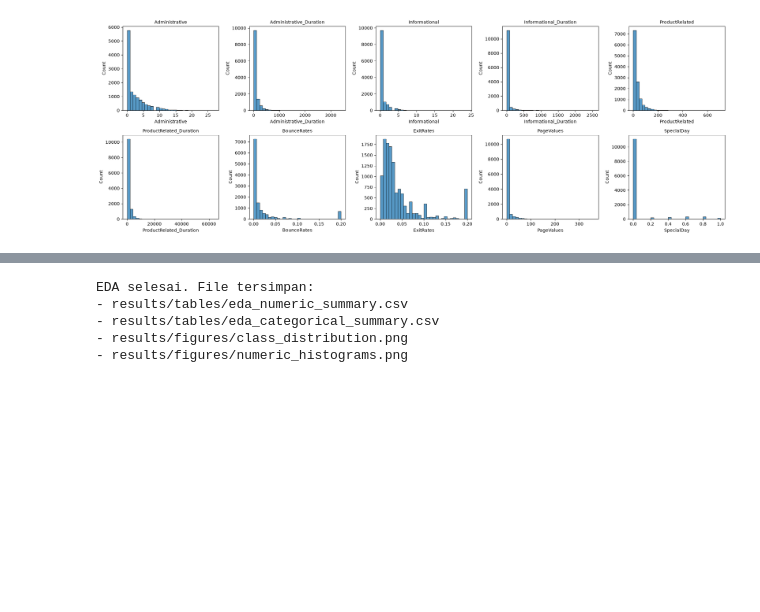
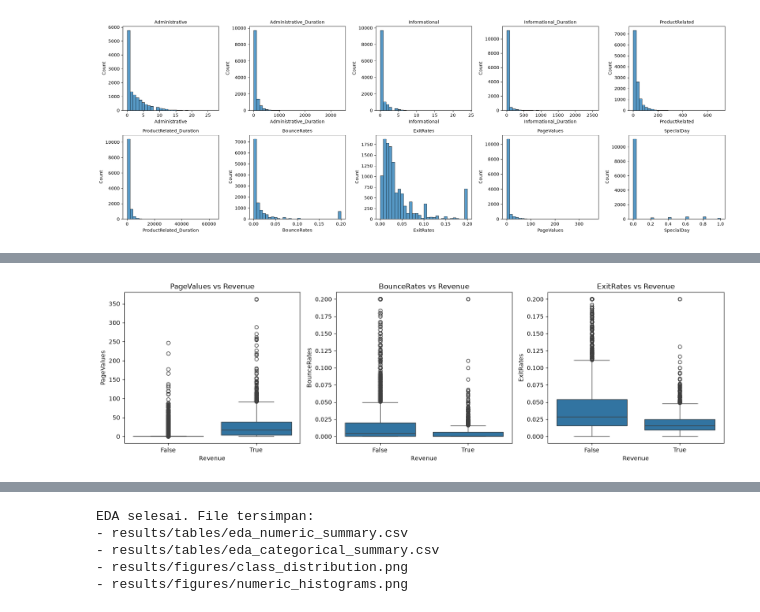
Before and after one commit to vickymahfudy/tugas-data-science, a Jupyter notebook: notebooks/02_eda.ipynb, the cells around one changed output, grey strips where cells are left out. Saved outputs shown, nothing was run; the diff lists cells and outputs as text; code cells hidden in the pictures; blank space fills up the shorter version.

```diff
--- a/notebooks/02_eda.ipynb
+++ b/notebooks/02_eda.ipynb
@@ -162,0 +230,20 @@ plt.show()
+# %%
+outlier_rows = []
+for feat in numeric_features:
+    q1 = df[feat].quantile(0.25)
+    q3 = df[feat].quantile(0.75)
+    iqr = q3 - q1
+    lower = q1 - 1.5 * iqr
+    upper = q3 + 1.5 * iqr
+    mask = (df[feat] < lower) | (df[feat] > upper)
+    outlier_rows.append({
+        'feature': feat,
+        'q1': round(q1, 2), 'q3': round(q3, 2), 'iqr': round(iqr, 2),
+        'lower_bound': round(lower, 2), 'upper_bound': round(upper, 2),
+        'n_outliers': int(mask.sum()),
+        'pct_outliers': round(mask.sum() / len(df) * 100, 1),
+    })
+
+outlier_summary = pd.DataFrame(outlier_rows).set_index('feature')
+outlier_summary.to_csv('../results/tables/eda_outliers.csv')
+outlier_summary
@@ -174,0 +333,7 @@ plt.show()
+# %%
+df['Revenue_num'] = df['Revenue'].astype(int)
+target_corr = df[numeric_features + ['Revenue_num']].corr()['Revenue_num'].drop('Revenue_num').sort_values(ascending=False)
+print('Korelasi tiap fitur numerik dengan Revenue (diurutkan):')
+print(target_corr.round(3))
+
+target_corr.round(3).to_csv('../results/tables/eda_feature_target_correlation.csv', header=['correlation_with_revenue'])
@@ -174,0 +353,10 @@ plt.show()
+# %%
+fig, axes = plt.subplots(1, 3, figsize=(15, 4.5))
+for ax, feat in zip(axes, ['PageValues', 'BounceRates', 'ExitRates']):
+    sns.boxplot(x='Revenue', y=feat, data=df, ax=ax)
+    ax.set_title(f'{feat} vs Revenue')
+plt.tight_layout()
+plt.savefig('../results/figures/feature_vs_target_boxplots.png', dpi=120)
+plt.show()
+# %% [output]
+[figure, added]
```
Also changed, not shown: parts of 20 cells of this notebook, 19 other files.
